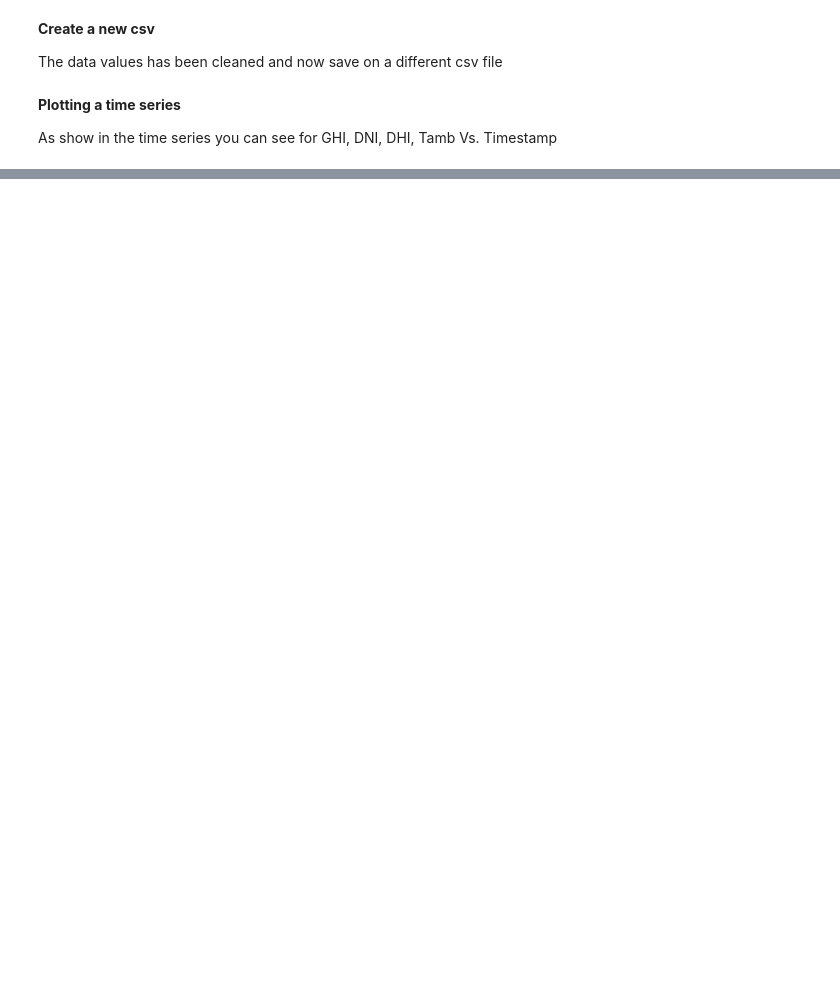
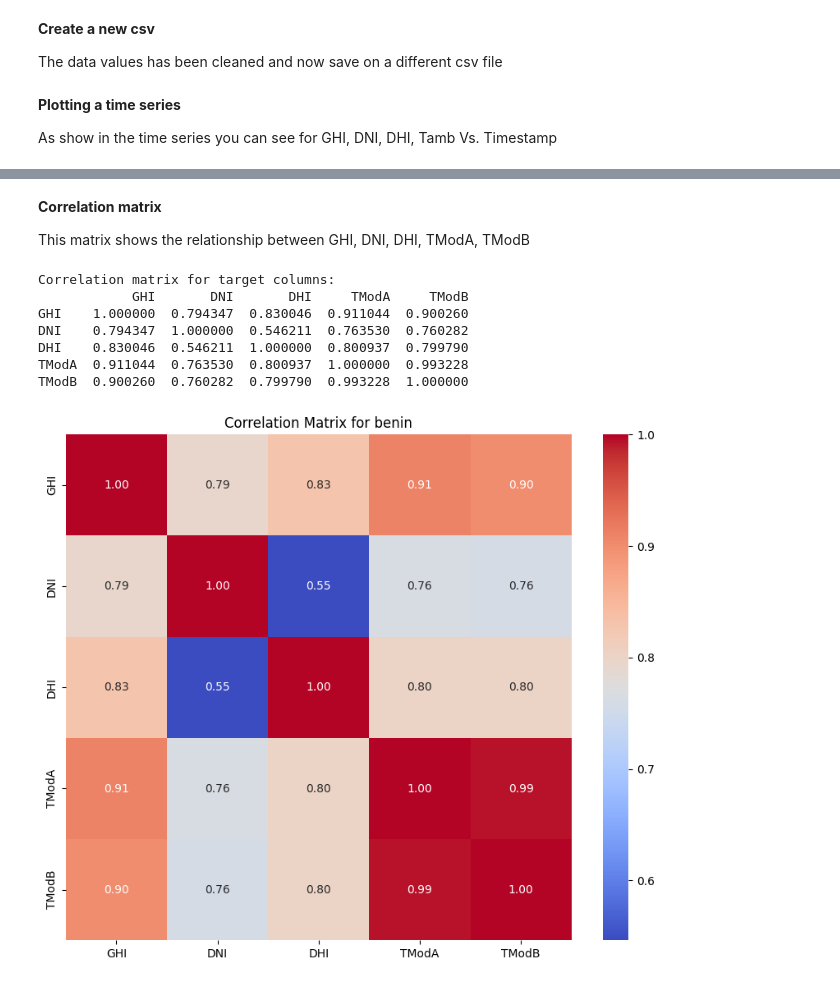
Before and after one commit to mikek1337/solar-challenge-week0, a Jupyter notebook: notebooks/sierraleone_eda.ipynb, the cells around one changed output, grey strips where cells are left out. Saved outputs shown, nothing was run; the diff lists cells and outputs as text; code cells hidden in the pictures; blank space fills up the shorter version.

```diff
--- a/notebooks/sierraleone_eda.ipynb
+++ b/notebooks/sierraleone_eda.ipynb
@@ -167,0 +166,18 @@ NameError: name 'plot_time_series' is not defined
+# %% [markdown]
+**Correlation matrix**
+
+This matrix shows the relationship between GHI, DNI, DHI, TModA, TModB
+# %%
+print("Correlation matrix for target columns:")
+cols = ['GHI', 'DNI', 'DHI', 'TModA', 'TModB']
+print(cleaned_data[cols].corr())
+correlation_matrix(cleaned_data, cols, 'benin')
+# %% [output]
+Correlation matrix for target columns:
+            GHI       DNI       DHI     TModA     TModB
+GHI    1.000000  0.794347  0.830046  0.911044  0.900260
+DNI    0.794347  1.000000  0.546211  0.763530  0.760282
+DHI    0.830046  0.546211  1.000000  0.800937  0.799790
+TModA  0.911044  0.763530  0.800937  1.000000  0.993228
+TModB  0.900260  0.760282  0.799790  0.993228  1.000000
+[figure, added]
```
Also changed, not shown: parts of 18 cells of this notebook, 5 other files.
